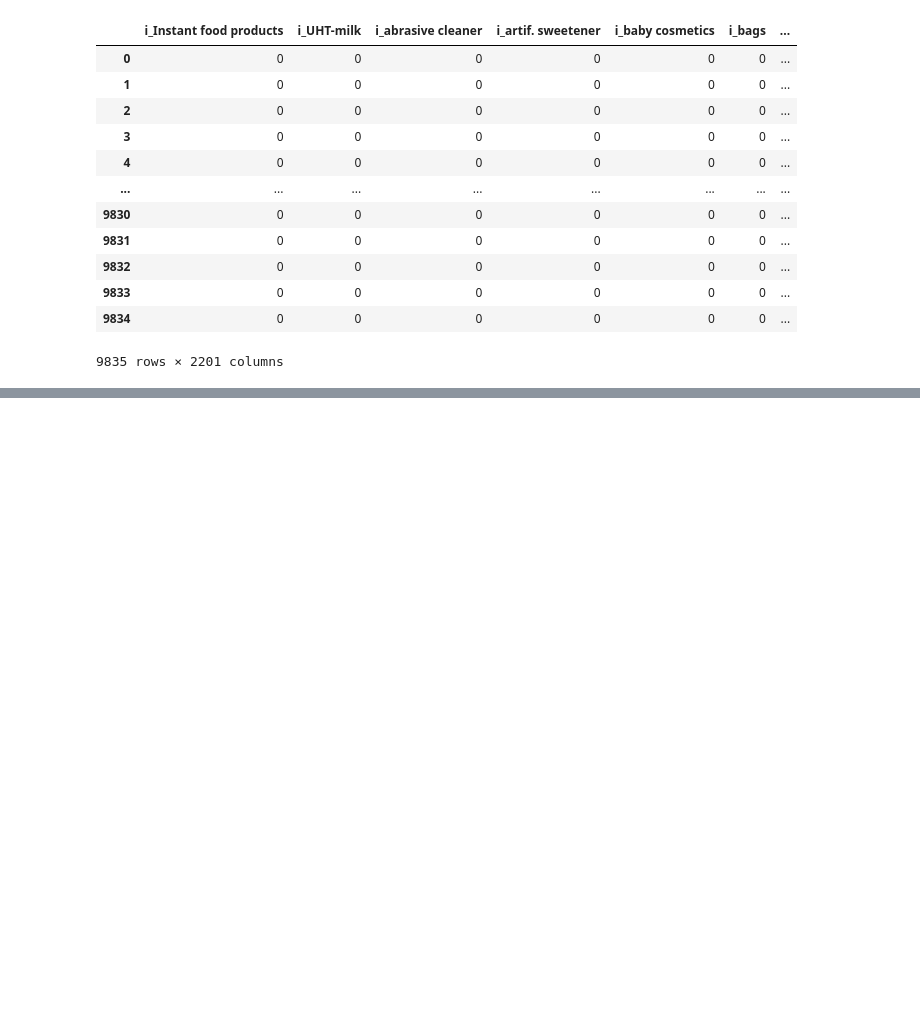
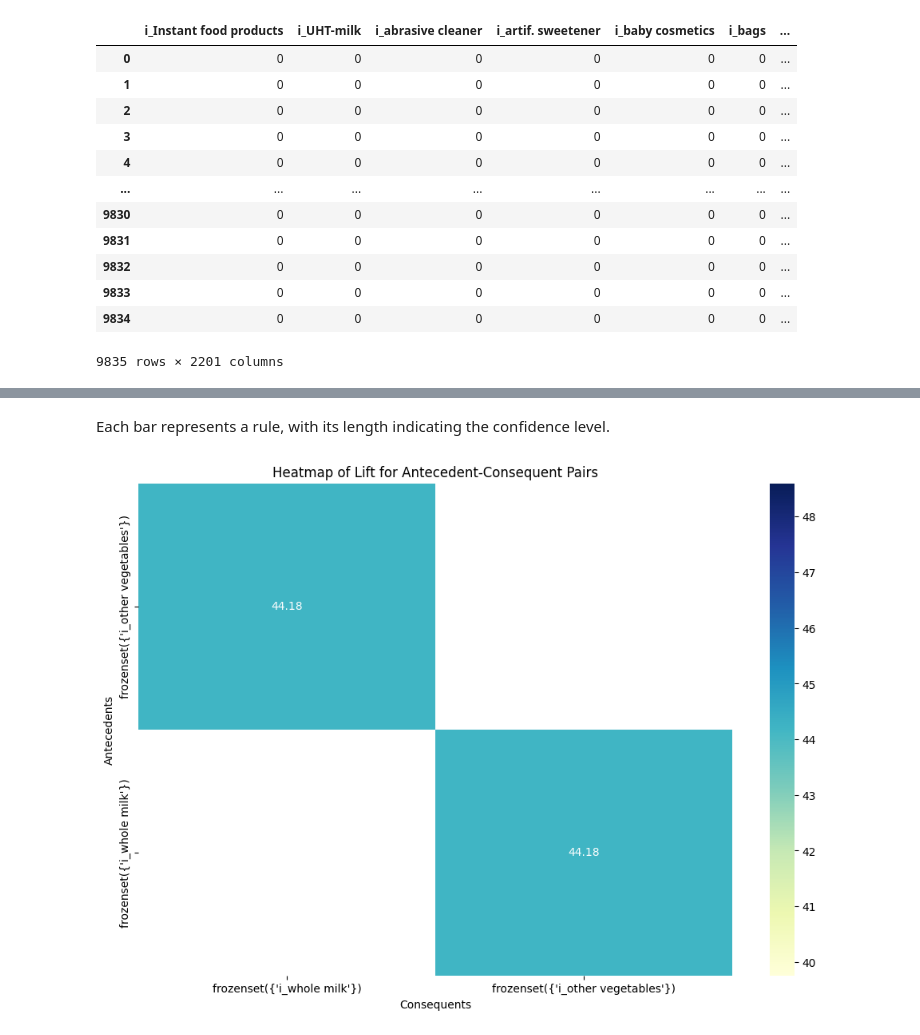
Before and after one commit to hajra40/Market-Basket-Analysis-for-Retailers, a Jupyter notebook: Task 1.ipynb, the cells around one changed output, grey strips where cells are left out. Cells and saved outputs as stored; diff of their text form; code cells hidden in the pictures; blank space fills up the shorter version.

```diff
--- a/Task 1.ipynb
+++ b/Task 1.ipynb
@@ -152,0 +210,13 @@ NameError: name 'rules' is not defined
+# %% [markdown]
+Each bar represents a rule, with its length indicating the confidence level.
+# %%
+#Heatmap of Lift Values
+heatmap_data = rules.pivot(index='antecedents', columns='consequents', values='lift')
+plt.figure(figsize=(12, 8))
+sns.heatmap(heatmap_data, annot=True, cmap="YlGnBu", fmt=".2f")
+plt.title('Heatmap of Lift for Antecedent-Consequent Pairs')
+plt.xlabel('Consequents')
+plt.ylabel('Antecedents')
+plt.show()
+# %% [output]
+[figure, added]
```
Also changed, not shown: parts of 11 cells of this notebook.
